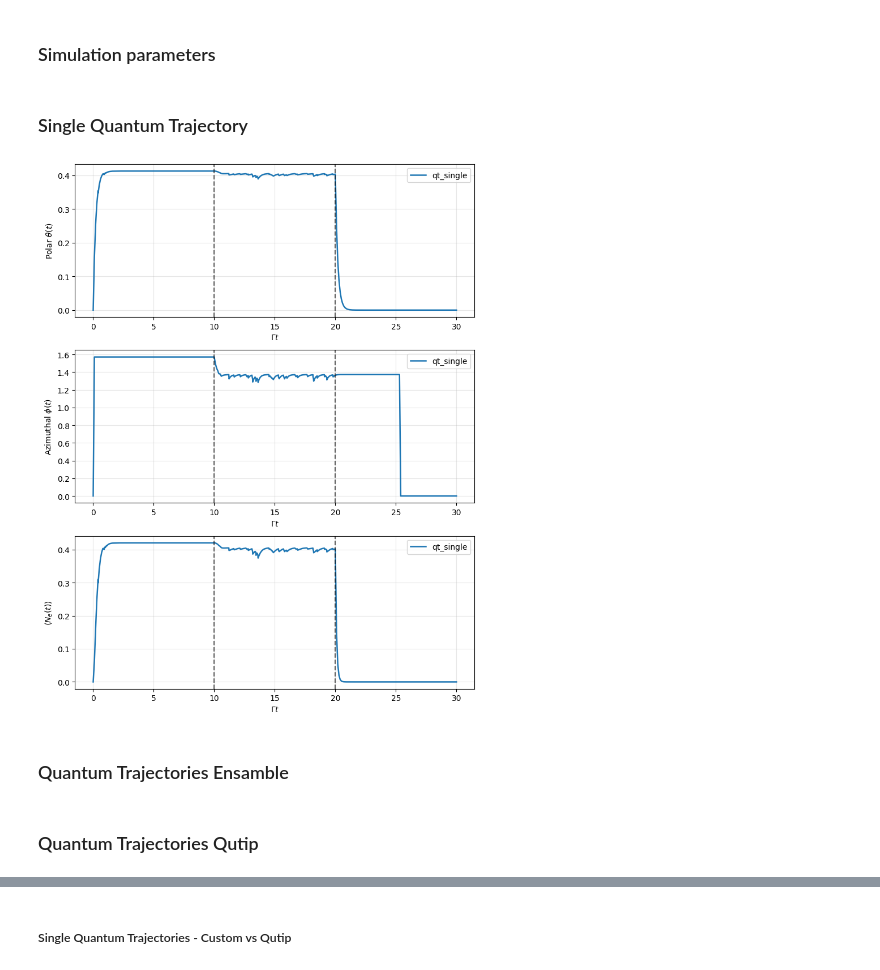
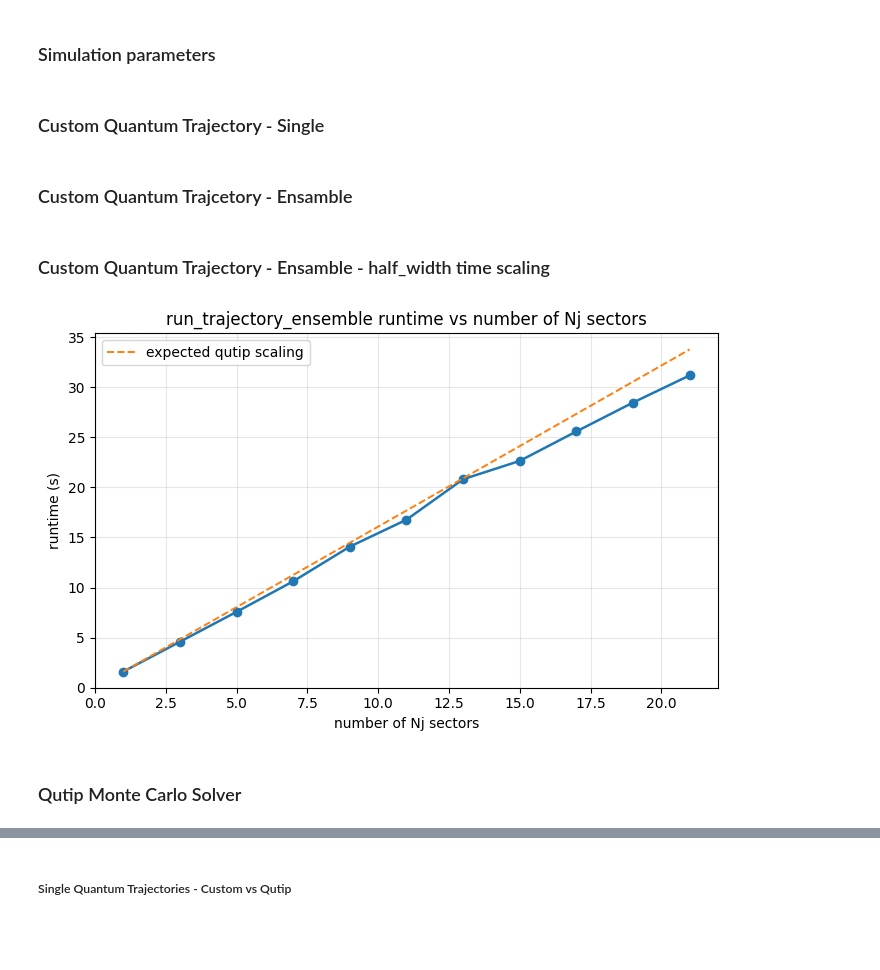
Before and after one commit to AsharKamal98/cavity-OAT, a Jupyter notebook: main.ipynb, the cells around one changed output, grey strips where cells are left out. Saved outputs shown, nothing was run; the diff lists cells and outputs as text; code cells hidden in the pictures; blank space fills up the shorter version.

Commit message:
feat: Nj sector scaling vs runtime added

```diff
--- a/main.ipynb
+++ b/main.ipynb
@@ -31,9 +31,9 @@ phases = default_three_phase_protocol(
 
 seed = 1234
 dt = 1e-1
-save_every = 1
+save_every = 10
 # %% [markdown]
-### Single Quantum Trajectory
+### Custom Quantum Trajectory - Single
 # %%
 def run_single_trajectory():
     from quantum_trajectories.state_helpers import centered_sector_initial_coeffs
@@ -73,9 +73,7 @@ def run_single_trajectory():
     )
 
 # run_single_trajectory()
-# %% [output]
-[figure, removed]
 # %% [markdown]
-### Quantum Trajectories Ensamble
+### Custom Quantum Trajcetory - Ensamble
 # %%
 def run_ensamble():
@@ -115,6 +119,60 @@ def run_ensamble():
 # run_ensamble()
+# %% [markdown]
+### Custom Quantum Trajectory - Ensamble - half_width time scaling
+# %%
+def run_ensamble_half_width_time_scaling(max_half_width):
+    import time
+    import matplotlib.pyplot as plt
+    from tqdm.auto import tqdm
+
+    from quantum_trajectories.state_helpers import centered_sector_initial_coeffs
+    from quantum_trajectories.ensamble_sim import run_trajectory_ensemble
+
+    half_width_values = list(range(max_half_width+1))
+    num_nj_sectors = [2 * half_width + 1 for half_width in half_width_values]
+    half_width_runtimes = []
+
+    for half_width in tqdm(half_width_values, desc="half_width sweep"):
+        sector_coeffs = centered_sector_initial_coeffs(N, half_width=half_width)
+
+        t0 = time.perf_counter()
+        _ = run_trajectory_ensemble(
+            N=N,
+            gamma=gamma,
+            phases=phases,
+            sector_coeffs=sector_coeffs,
+            dt=dt,
+            save_every=save_every,
+            seed=seed,
+            ntraj=5,
+        )
+        runtime = time.perf_counter() - t0
+        half_width_runtimes.append(runtime)
+        # print(f"half_width={half_width}: {runtime:.3f} s")
+
+    output_dir = Path("output")
+    output_dir.mkdir(exist_ok=True)
+
+    fig, ax = plt.subplots(figsize=(7, 4.5))
+    ax.plot(num_nj_sectors, half_width_runtimes, marker="o", linewidth=1.8)
+    baseline_runtime = half_width_runtimes[0]
+    reference_curve = [baseline_runtime * x for x in num_nj_sectors]
+    ax.plot(num_nj_sectors, reference_curve, "--", linewidth=1.4, label="expected qutip scaling")
+    ax.set_xlabel("number of Nj sectors")
+    ax.set_ylabel("runtime (s)")
+    ax.set_title("run_trajectory_ensemble runtime vs number of Nj sectors")
+    ax.grid(alpha=0.3)
+    ax.legend()
+    fig.tight_layout()
+    fig.savefig(output_dir / "qt_ensamble_half_width_time_scaling.png", dpi=200, bbox_inches="tight")
+
+    # half_width_runtimes
+
+run_ensamble_half_width_time_scaling(max_half_width=10)
+# %% [output]
+[figure, added]
 # %% [markdown]
-### Quantum Trajectories Qutip
+### Qutip Monte Carlo Solver
 # %%
 def run_qutip_mcsolve():
     from quantum_trajectories_qutip.sim import (
```
Also changed, not shown: parts of 6 cells of this notebook, 11 other files.
